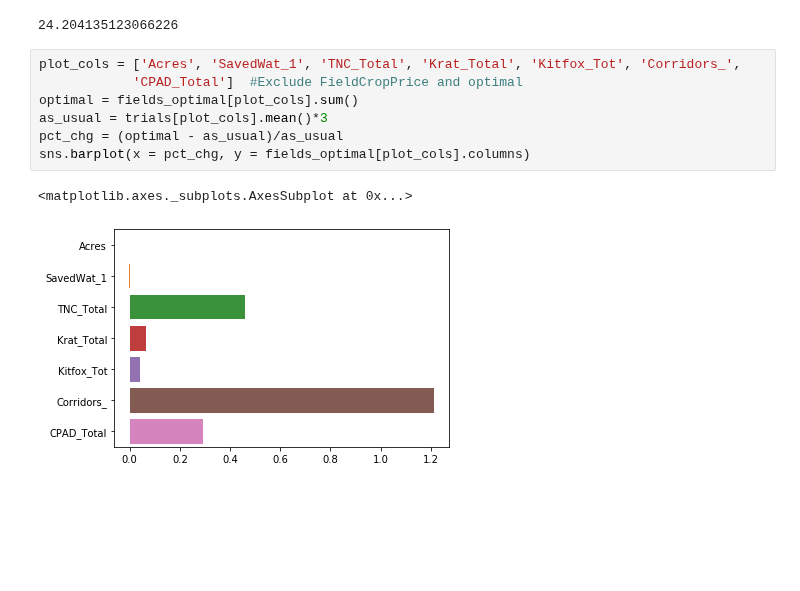
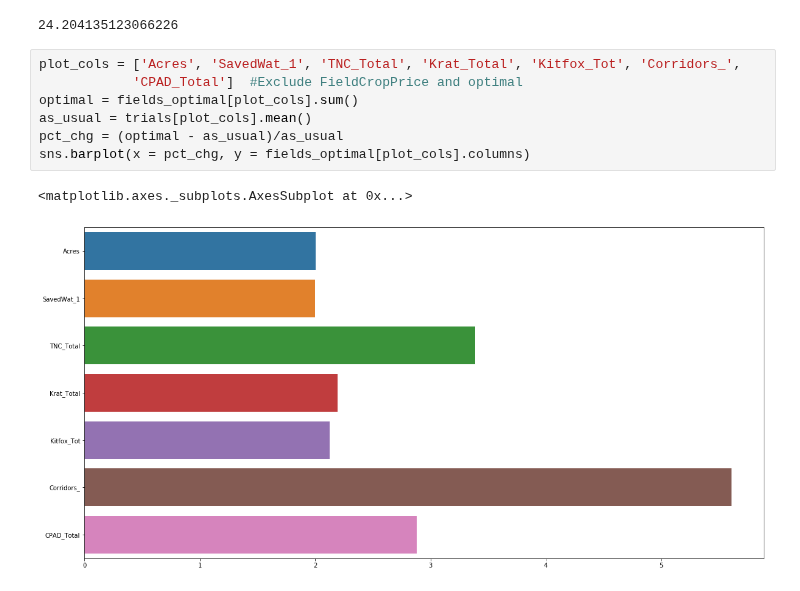
Before and after one commit to eanderson-ei/cv-mbom, a Jupyter notebook: notebooks/040-report-visualization.ipynb, the cells around one changed output. Drawn from its saved outputs; the diff is of its cells as text; blank space fills up the shorter version.

Commit message:
Updated report visuals

```diff
--- a/notebooks/040-report-visualization.ipynb
+++ b/notebooks/040-report-visualization.ipynb
@@ -46,12 +42,12 @@ crop_mean_outcome
 # %%
 plot_cols = ['Acres', 'SavedWat_1', 'TNC_Total', 'Krat_Total', 'Kitfox_Tot', 'Corridors_',
             'CPAD_Total']  #Exclude FieldCropPrice and optimal
 optimal = fields_optimal[plot_cols].sum()
-as_usual = trials[plot_cols].mean()*3
+as_usual = trials[plot_cols].mean()
 pct_chg = (optimal - as_usual)/as_usual
 sns.barplot(x = pct_chg, y = fields_optimal[plot_cols].columns)
 # %% [output]
 <matplotlib.axes._subplots.AxesSubplot at 0x...>
-[figure, old version]
+[figure, new version]
 # %%
 optimal
```
Also changed, not shown: parts of 12 cells of this notebook.
